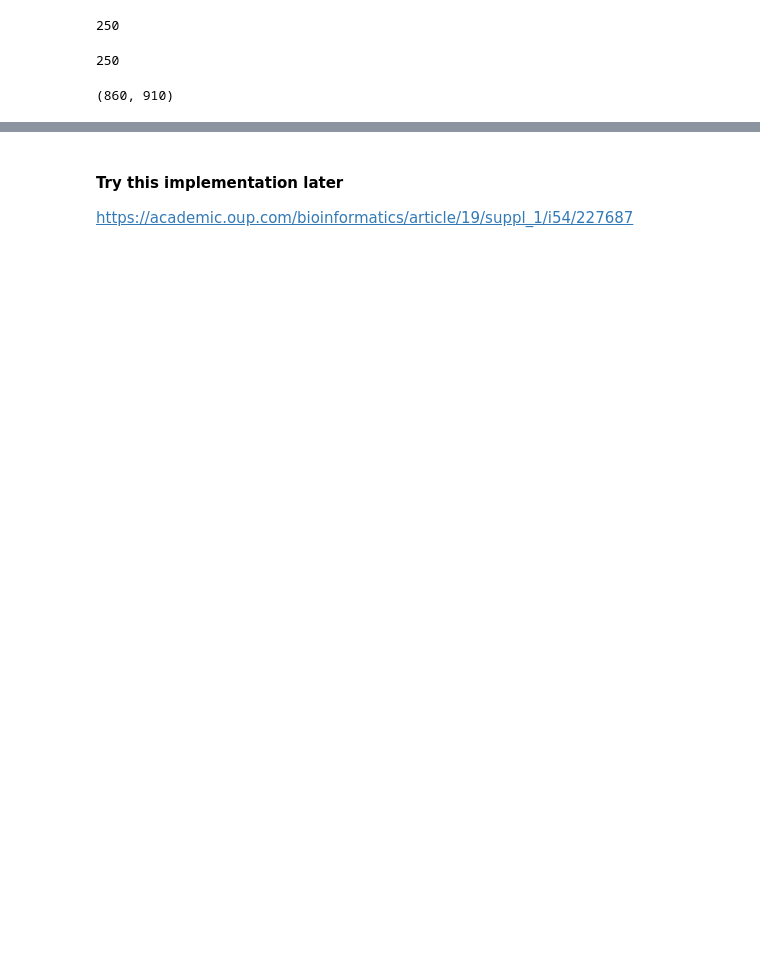
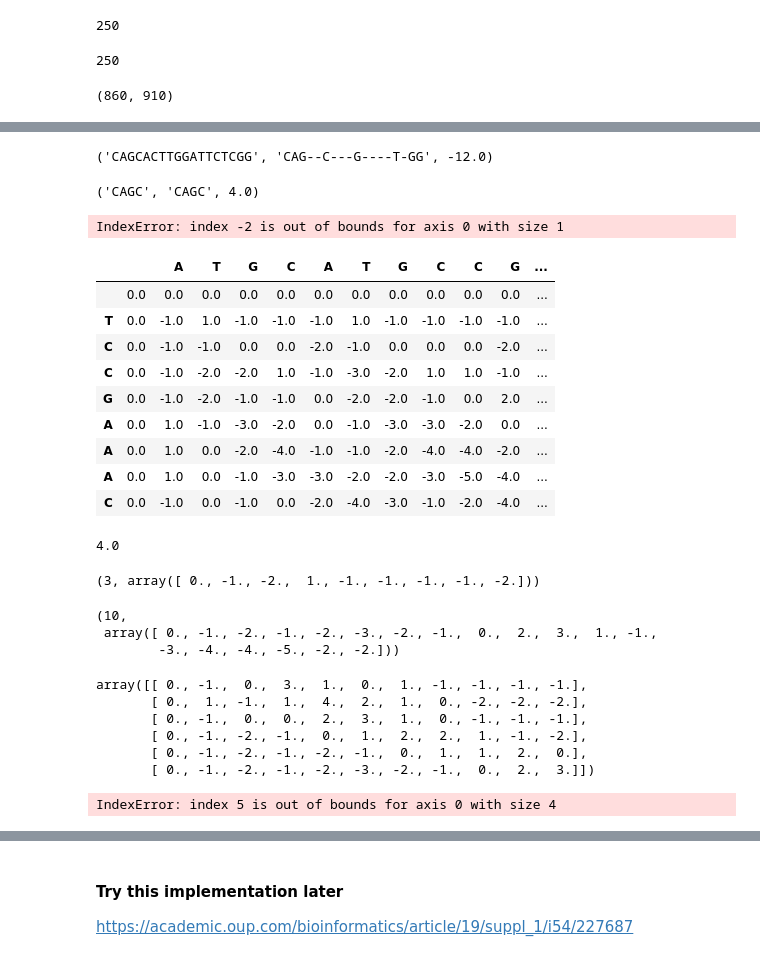
Before and after one commit to rodriguezmDNA/bioinformaticsAlgorithms, a Jupyter notebook: GlocalAlignment.ipynb, the cells around one changed output, grey strips where cells are left out. Saved outputs shown, nothing was run; the diff lists cells and outputs as text; code cells hidden in the pictures; blank space fills up the shorter version.

Commit message:
Working on global alignment, add paper to review

```diff
--- a/GlocalAlignment.ipynb
+++ b/GlocalAlignment.ipynb
@@ -394,0 +407,6 @@ backtrack_local(x,y,smLocal,(233,860))
+# %%
+x='CAGCACTTGGATTCTCGG'
+y='CAGCGTGG'
+indel = -2
+subMat = createScorMat(match = 1,mismatch = -1,nts = list(set(y) | set(x)))
+subMat
@@ -394,0 +419,22 @@ backtrack_local(x,y,smLocal,(233,860))
+# %%
+globAl(x,y,subMat,indel)
+# %% [output]
+('CAGCACTTGGATTCTCGG', 'CAG--C---G----T-GG', -12.0)
+# %%
+locAl(x,y,subMat,indel)
+# %% [output]
+('CAGC', 'CAGC', 4.0)
+# %%
+semiAl(y,x,subMat,indel)
+# %% [output]
+IndexError: index -2 is out of bounds for axis 0 with size 1
+# %%
+x='ATGCATGCCGG'
+y='TCCGAAAC'
+# %%
+#### semiGlobal
+m = len(x) + 1
+n = len(y) + 1
+scoringMat=np.zeros((n,m))
+scoringMat[:][0] = [0] + list(np.cumsum([0 for _ in x]))
+scoringMat[:,0] = [0] + list(np.cumsum([0 for _ in y]))
@@ -394,0 +444,52 @@ backtrack_local(x,y,smLocal,(233,860))
+# %%
+for i in range(1,m):
+    #print(x[i-1])
+    for j in range(1,n):
+        if x[i-1] == y[j-1]:
+            #scoringMat[j-1][i-1] + subMat.loc[x[i-1]][y[j-1]]
+            scoringMat[j][i] = scoringMat[j-1][i-1] + subMat.loc[x[i-1]][y[j-1]]
+        else:
+            mismatch = scoringMat[j-1][i-1] + subMat.loc[x[i-1]][y[j-1]]
+            left = scoringMat[j-1][i] + indel
+            up = scoringMat[j][i-1] + indel
+            scoringMat[j][i] = max(mismatch,left,up)
+vizScoringMat(x,y,scoringMat)
+# %% [output]
+|  |  | A | T | G | C | A | T | G | C | C | G | ... |
+|  | 0.0 | 0.0 | 0.0 | 0.0 | 0.0 | 0.0 | 0.0 | 0.0 | 0.0 | 0.0 | 0.0 | ... |
+| T | 0.0 | -1.0 | 1.0 | -1.0 | -1.0 | -1.0 | 1.0 | -1.0 | -1.0 | -1.0 | -1.0 | ... |
+| C | 0.0 | -1.0 | -1.0 | 0.0 | 0.0 | -2.0 | -1.0 | 0.0 | 0.0 | 0.0 | -2.0 | ... |
+| C | 0.0 | -1.0 | -2.0 | -2.0 | 1.0 | -1.0 | -3.0 | -2.0 | 1.0 | 1.0 | -1.0 | ... |
+| G | 0.0 | -1.0 | -2.0 | -1.0 | -1.0 | 0.0 | -2.0 | -2.0 | -1.0 | 0.0 | 2.0 | ... |
+| A | 0.0 | 1.0 | -1.0 | -3.0 | -2.0 | 0.0 | -1.0 | -3.0 | -3.0 | -2.0 | 0.0 | ... |
+| A | 0.0 | 1.0 | 0.0 | -2.0 | -4.0 | -1.0 | -1.0 | -2.0 | -4.0 | -4.0 | -2.0 | ... |
+| A | 0.0 | 1.0 | 0.0 | -1.0 | -3.0 | -3.0 | -2.0 | -2.0 | -3.0 | -5.0 | -4.0 | ... |
+| C | 0.0 | -1.0 | 0.0 | -1.0 | 0.0 | -2.0 | -4.0 | -3.0 | -1.0 | -2.0 | -4.0 | ... |
+# %%
+np.max(scoringMat)
+# %% [output]
+4.0
+# %%
+np.argmax(scoringMat[:,m-1]), scoringMat[:,m-1]
+# %% [output]
+(3, array([ 0., -1., -2.,  1., -1., -1., -1., -1., -2.]))
+# %%
+np.argmax(scoringMat[n-1,:]), scoringMat[n-1,:]
+# %% [output]
+(10,
+ array([ 0., -1., -2., -1., -2., -3., -2., -1.,  0.,  2.,  3.,  1., -1.,
+        -3., -4., -4., -5., -2., -2.]))
+# %%
+tmpSM = scoringMat[3:,:10+1]
+tmpSM
+# %% [output]
+array([[ 0., -1.,  0.,  3.,  1.,  0.,  1., -1., -1., -1., -1.],
+       [ 0.,  1., -1.,  1.,  4.,  2.,  1.,  0., -2., -2., -2.],
+       [ 0., -1.,  0.,  0.,  2.,  3.,  1.,  0., -1., -1., -1.],
+       [ 0., -1., -2., -1.,  0.,  1.,  2.,  2.,  1., -1., -2.],
+       [ 0., -1., -2., -1., -2., -1.,  0.,  1.,  1.,  2.,  0.],
+       [ 0., -1., -2., -1., -2., -3., -2., -1.,  0.,  2.,  3.]])
+# %%
+backtrack_global(x,y,tmpSM,subMat,indel)
+# %% [output]
+IndexError: index 5 is out of bounds for axis 0 with size 4
```
Also changed, not shown: parts of 19 cells of this notebook.
